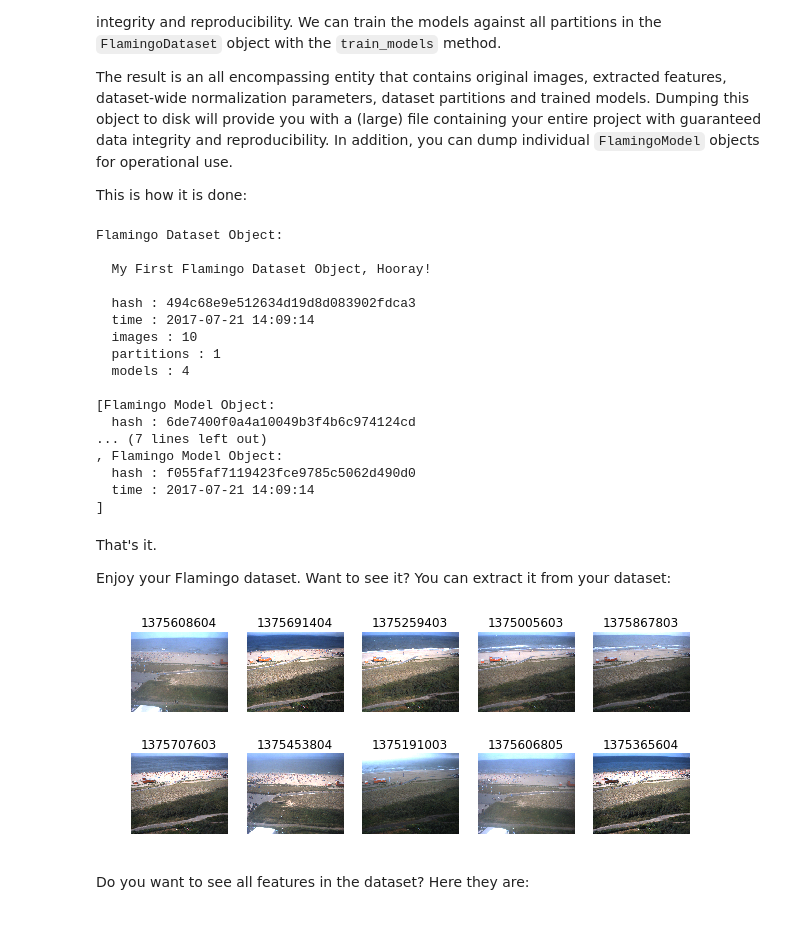
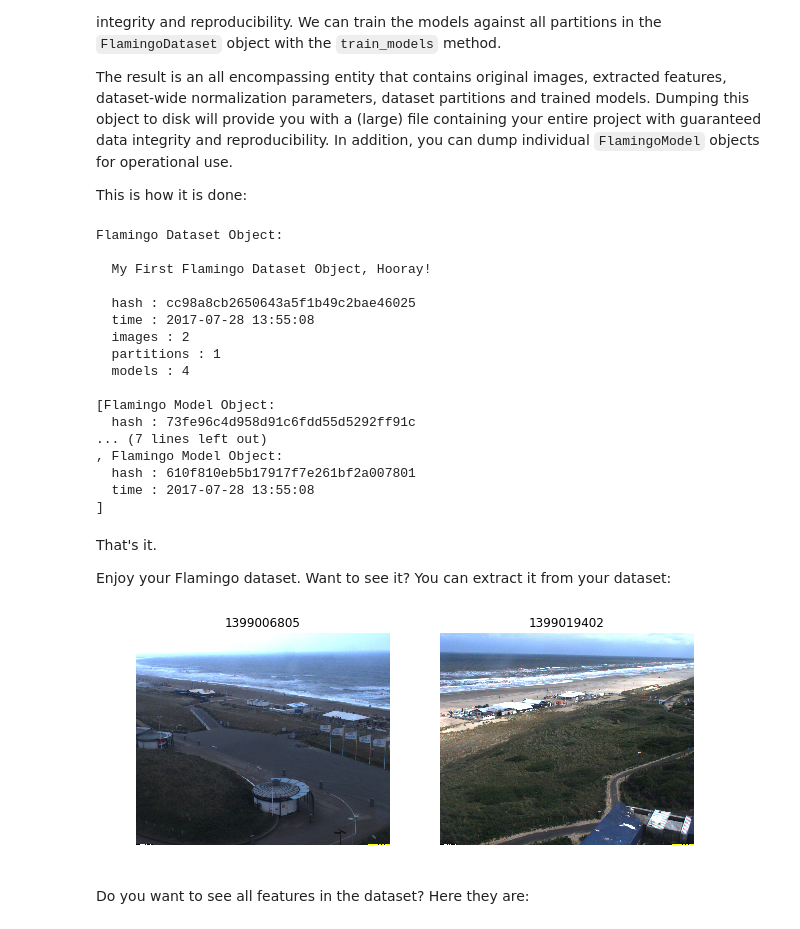
Before and after one commit to openearth/flamingo, a Jupyter notebook: notebooks/Flamingo 2.0.ipynb, the cells around one changed output. Drawn from its saved outputs; the diff is of its cells as text; code cells hidden in the pictures.

```diff
--- a/notebooks/Flamingo 2.0.ipynb
+++ b/notebooks/Flamingo 2.0.ipynb
@@ -327,14 +316,15 @@ Training of a classification model is performed on a collection of preprocessed
 Let's create a ``FlamingoDataset`` object with a single image:
 # %%
 # select JPEG file
-fiofile = '/data/datasets/beachusers/1370957403.Tue.Jun.11_13_30_03.UTC.2013.kijkduin.c3.snap.fio'
+fiofile = os.path.join(DATA_PATH, 'argusnl', '1399006805.Fri.May.02_05_00_05.UTC.2014.kijkduin.c5.snap.fio')
 
 # select configuration file
-cfgfile = '/data/datasets/beachusers/flamingo.json'
+cfgfile = os.path.join(DATA_PATH, 'flamingo.json')
 
-dataset = FlamingoDataset([fiofile],
-                          config=cfgfile,
-                          description='My First Flamingo Dataset Object, Hooray!')
+# create FlamingoDataset class
+dataset = flamingo.FlamingoDataset([fiofile],
+                                    config=cfgfile,
+                                    description='My First Flamingo Dataset Object, Hooray!')
 
 print(dataset)
 # %% [output]
@@ -352,11 +342,12 @@ Note that the ``FlamingoDataset`` object now holds a copy of the previously prep
 
 Alternatively we can create a dataset from raw image data. In the background the images are converted to ``FlamingoImage`` objects. So, let's create a bit larger dataset:
 # %%
-jpgfiles = '/data/datasets/beachusers/1375*.jpg'
+# select JPEG file
+jpgfiles = os.path.join(DATA_PATH, 'argusnl', '*.jpg')
 
-dataset = FlamingoDataset(jpgfiles,
-                          config=cfgfile,
-                          description='My First Flamingo Dataset Object, Hooray!')
+dataset = flamingo.FlamingoDataset(jpgfiles,
+                                   config=cfgfile,
+                                   description='My First Flamingo Dataset Object, Hooray!')
 
 print(dataset)
 # %% [output]
@@ -450,7 +424,7 @@ Flamingo Dataset Object:
   partitions : 1
   models : 0
 # %%
-dataset = FlamingoDataset('/data/datasets/beachusers/beachusers.fdo')
+dataset = flamingo.FlamingoDataset(os.path.join(DATA_PATH, 'argusnl.fdo'))
 
 print(dataset)
 # %% [output]
@@ -516,7 +490,7 @@ dataset.generate_models([dict(model_type='LR', C=0.01),
 # dataset.dump('/data/datasets/beachusers/beachusers_including_models.fdo')
 
 # dump first model to disk
-dataset.models[0].dump('/data/datasets/beachusers/beachusers_model1.fmo')
+dataset.models[0].dump(os.path.join(DATA_PATH, 'argusnl.fmo'))
 
 print(dataset)
 print(dataset.models)
@@ -525,32 +499,31 @@ Flamingo Dataset Object:
 
   My First Flamingo Dataset Object, Hooray!
 
-  hash : 494c68e9e512634d19d8d083902fdca3
-  time : 2017-07-21 14:09:14
-  images : 10
+  hash : cc98a8cb2650643a5f1b49c2bae46025
+  time : 2017-07-28 13:55:08
+  images : 2
   partitions : 1
   models : 4
 
 [Flamingo Model Object:
-  hash : 6de7400f0a4a10049b3f4b6c974124cd
+  hash : 73fe96c4d958d91c6fdd55d5292ff91c
 ... (7 lines left out)
 , Flamingo Model Object:
-  hash : f055faf7119423fce9785c5062d490d0
-  time : 2017-07-21 14:09:14
+  hash : 610f810eb5b17917f7e261bf2a007801
+  time : 2017-07-28 13:55:08
 ]
 # %% [markdown]
 That's it.
 
 Enjoy your Flamingo dataset. Want to see it? You can extract it from your dataset:
 # %%
-fig, axs = plt.subplots(2, 5, figsize=(10, 4))
-for i, ax in enumerate(axs.flatten()):
-    img = dataset.images[i]
+fig, axs = plt.subplots(1, dataset.n_images, figsize=(10, 4))
+for i, (ax, img) in enumerate(zip(axs, dataset.images)):
     ax.imshow(img.image)
     ax.set_title(img._name[:10])
     ax.set_axis_off()
 # %% [output]
-[figure, old version]
+[figure, new version]
 # %% [markdown]
 Do you want to see all features in the dataset? Here they are:
 # %%
```
Also changed, not shown: parts of 19 cells of this notebook, 4 other files.
